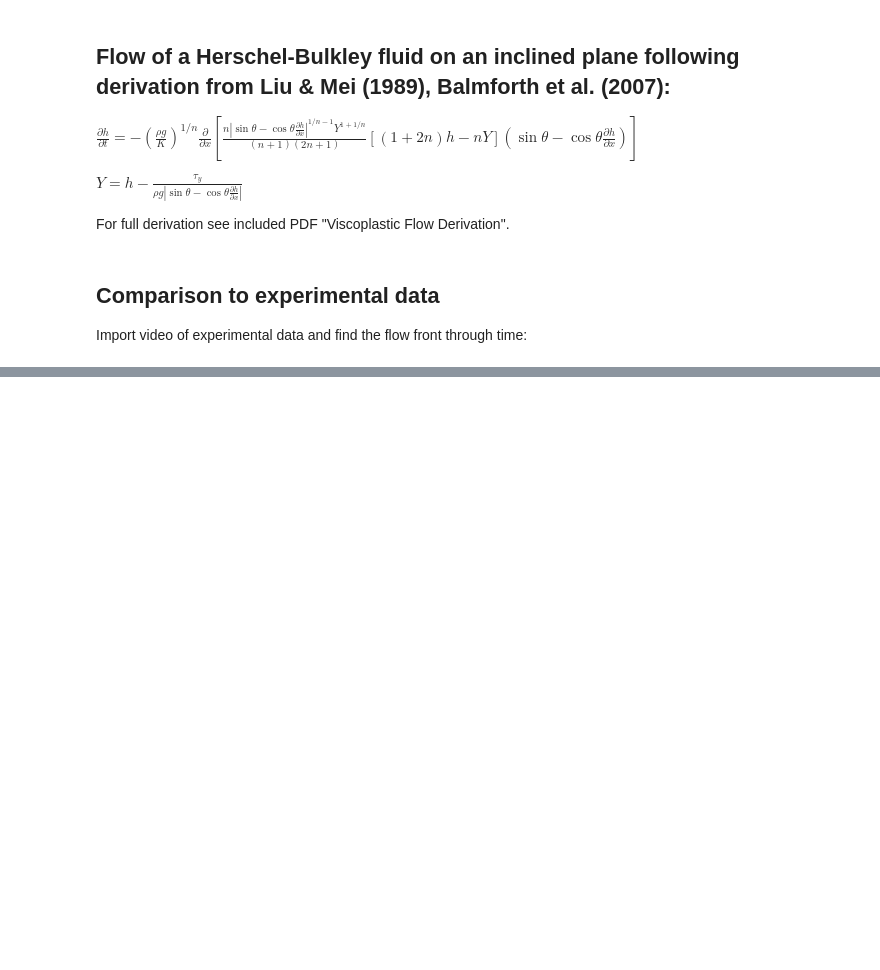
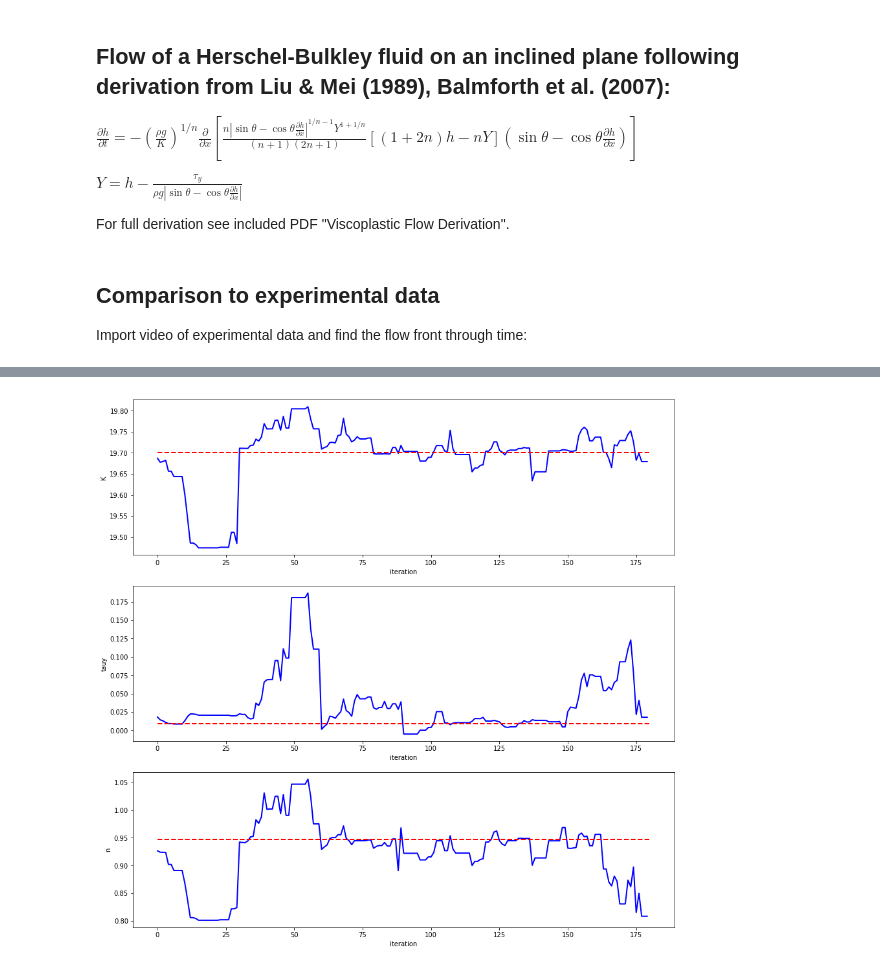
Before and after one commit to JanineBirnbaum18/3-phase-flow, a Jupyter notebook: Data Fitting.ipynb, the cells around one changed output, grey strips where cells are left out. Drawn from its saved outputs; the diff is of its cells as text; code cells hidden in the pictures; blank space fills up the shorter version.

```diff
--- a/Data Fitting.ipynb
+++ b/Data Fitting.ipynb
@@ -448,12 +455,20 @@ fig = corner.corner(samples, labels=["K", "tauy", "n"],
 # %%
 # inspect runs
 fig,ax = plt.subplots(nrows=3, figsize=(15,15))
-ax[0].plot(samples[:,0])
-ax[0].set_xlabel('K')
-ax[1].plot(samples[:,1])
-ax[1].set_xlabel('tauy')
-ax[2].plot(samples[:,2])
-ax[2].plot('n');
+ax[0].plot(samples[:,0],'b-')
+ax[0].plot([0, samples.shape[0]],[K_post, K_post],'r--')
+ax[0].set_xlabel('iteration')
+ax[0].set_ylabel('K')
+ax[1].plot(samples[:,1],'b-')
+ax[1].plot([0, samples.shape[0]],[tauy_post, tauy_post],'r--')
+ax[1].set_xlabel('iteration')
+ax[1].set_ylabel('tauy')
+ax[2].plot(samples[:,2],'b-')
+ax[2].plot([0, samples.shape[0]],[n_post, n_post],'r--')
+ax[2].set_xlabel('iteration')
+ax[2].set_ylabel('n');
+# %% [output]
+[figure, added]
 # %%
 # Plot most probable model with data
 
```
Also changed, not shown: parts of 13 cells of this notebook.
